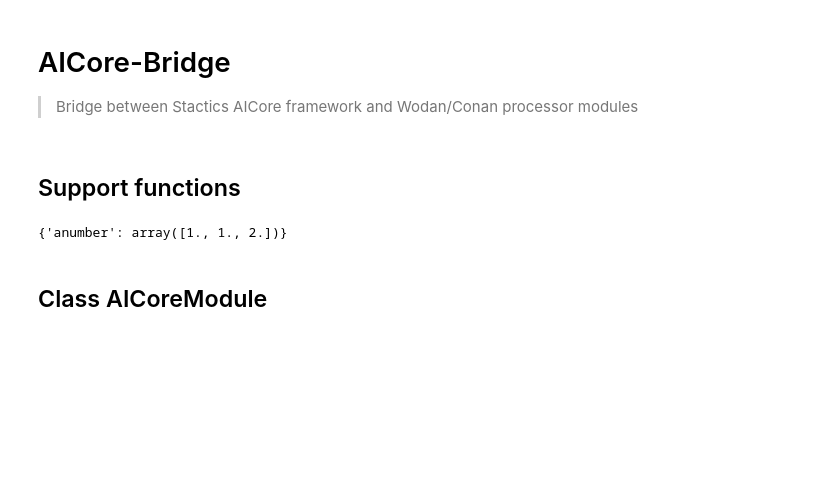
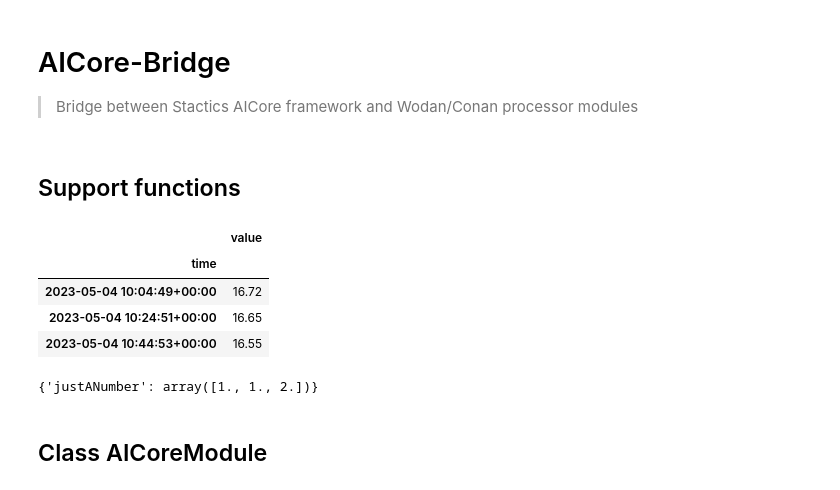
Before and after one commit to fenke/corebridge, a Jupyter notebook: nbs/01_aicorebridge.ipynb, the cells around one changed output. Saved outputs shown, nothing was run; the diff lists cells and outputs as text; code cells hidden in the pictures; blank space fills up the shorter version.

```diff
--- a/nbs/01_aicorebridge.ipynb
+++ b/nbs/01_aicorebridge.ipynb
@@ -102,11 +101,19 @@ test_data=set_time_index_zone(timeseries_dataframe_from_datadict(
          "value":16.65
       }
    ], ['datetimeMeasure', 'time'], 'records'), 'UTC').sort_index()
+# %%
+test_data
+# %% [output]
+|  | value |
+| time |  |
+| 2023-05-04 10:04:49+00:00 | 16.72 |
+| 2023-05-04 10:24:51+00:00 | 16.65 |
+| 2023-05-04 10:44:53+00:00 | 16.55 |
 # %%
 history_arg = [
-                dict(anumber=1.0),
-                dict(startDate="2023-05-04T10:25:00+00:00", anumber=2.0)
+                dict(justANumber=1.0),
+                dict(startDate="2023-05-04T10:25:00+00:00", justANumber=2.0)
             ]
 build_historic_args(test_data,history_arg)
 # %% [output]
-{'anumber': array([1., 1., 2.])}
+{'justANumber': array([1., 1., 2.])}
```
Also changed, not shown: parts of 27 cells of this notebook, 5 other files.
